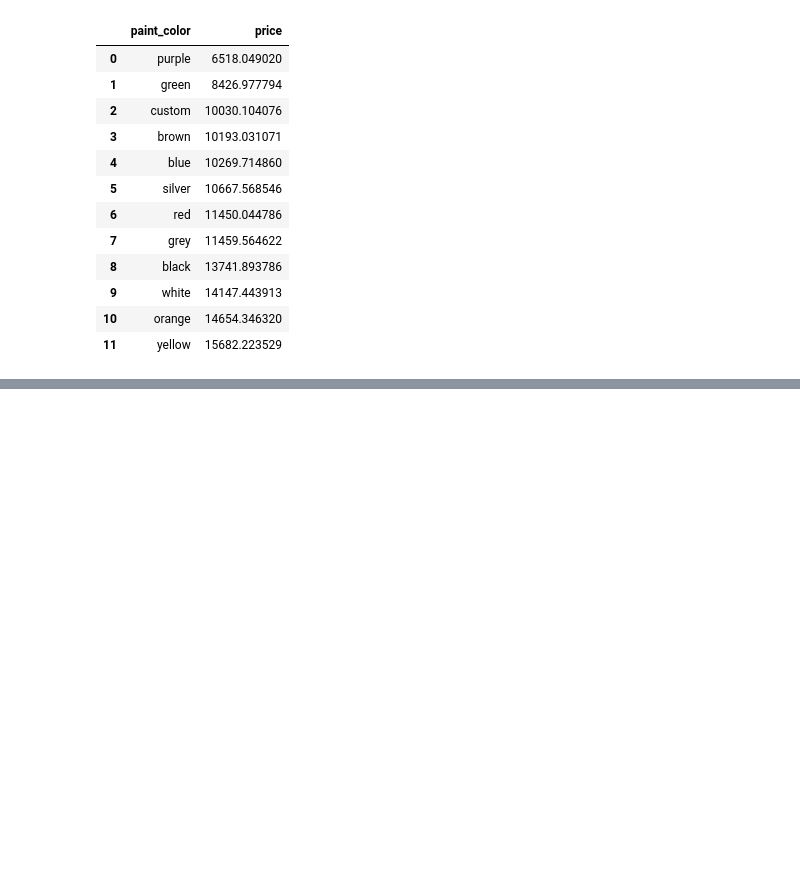
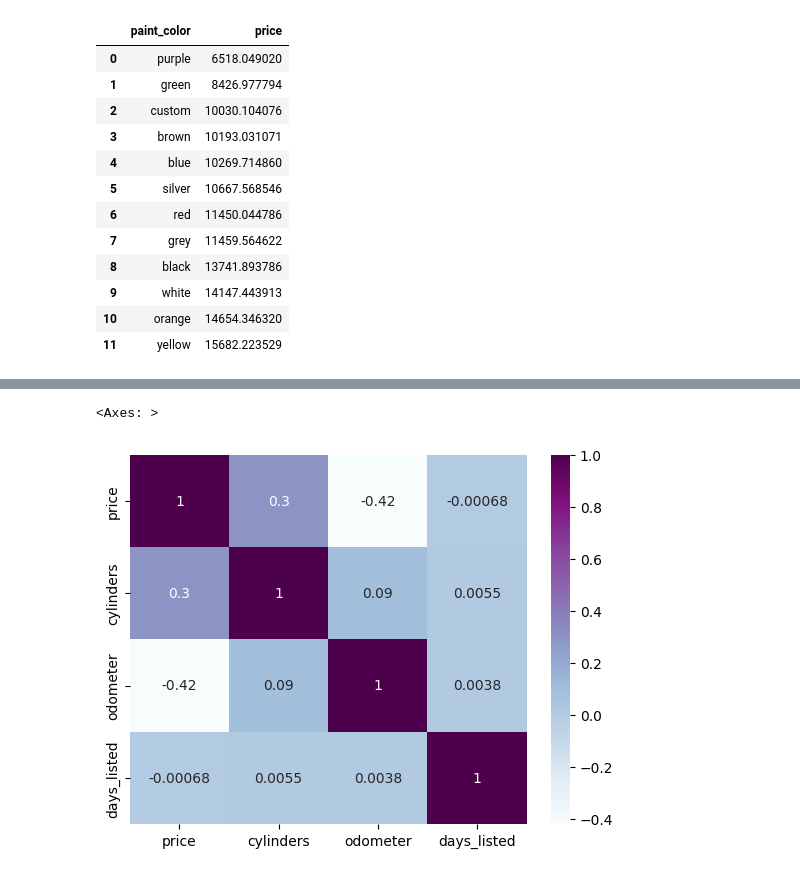
Before and after one commit to nelsonj1614/sdt_project, a Jupyter notebook: notebooks/eda.ipynb, the cells around one changed output, grey strips where cells are left out. Cells and saved outputs as stored; diff of their text form; code cells hidden in the pictures; blank space fills up the shorter version.

```diff
--- a/notebooks/eda.ipynb
+++ b/notebooks/eda.ipynb
@@ -132,0 +169,8 @@ px.bar(x=labels,y=values)
+# %%
+numeric_columns = ['price','cylinders','odometer','days_listed']
+heatmap_df = df[numeric_columns].corr()
+
+sns.heatmap(heatmap_df, cmap='BuPu', annot=True)
+# %% [output]
+<Axes: >
+[figure, added]
```
Also changed, not shown: parts of 5 cells of this notebook.
